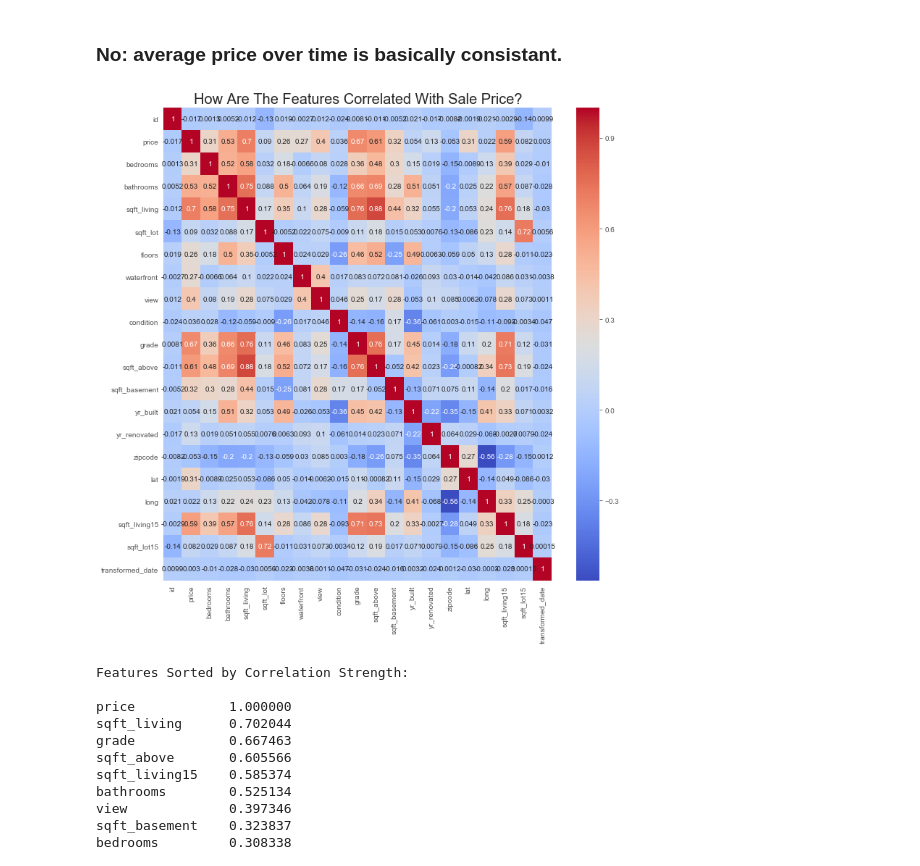
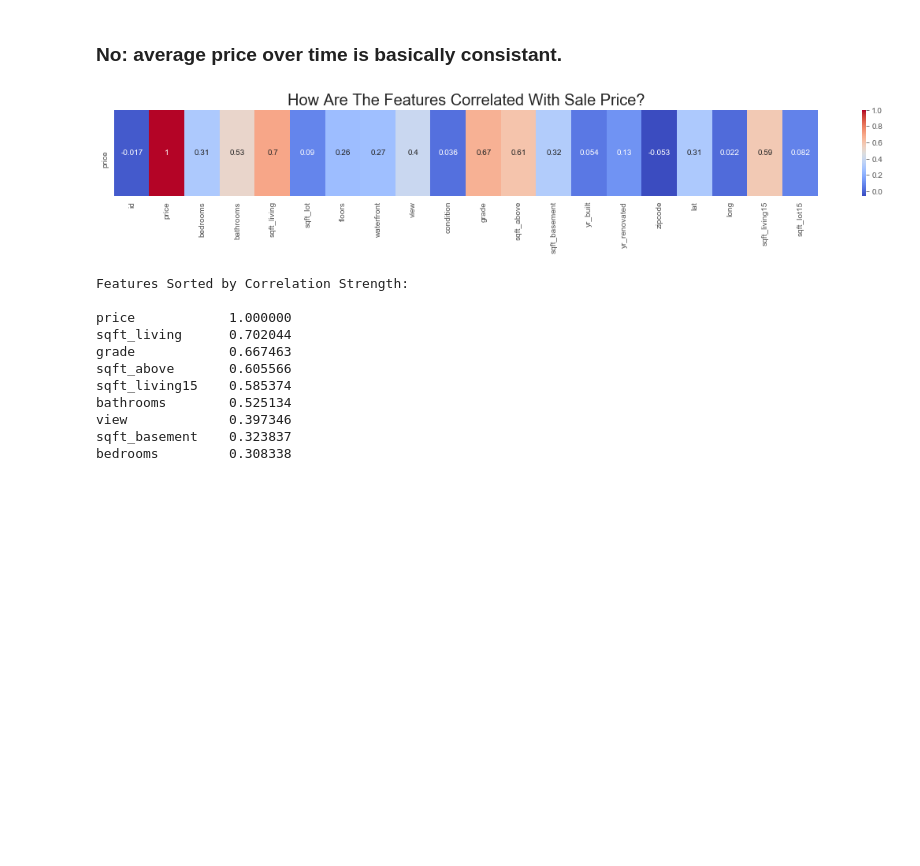
Before and after one commit to jeremymiller00/housing_prices, a Jupyter notebook: notebooks/report.ipynb, the cells around one changed output. Drawn from its saved outputs; the diff is of its cells as text; code cells hidden in the pictures; blank space fills up the shorter version.

```diff
--- a/notebooks/report.ipynb
+++ b/notebooks/report.ipynb
@@ -77,14 +101,14 @@ av_price_vs_date(housing_df)
 # %%
 def target_corr_heatmap(df):
     # plots correlation coefficients for features against target in heatmap
-    plt.figure(figsize=(12,12))
-    sns.heatmap(housing_df.corr(), annot=True, cmap='coolwarm')
+    plt.figure(figsize=(20,2))
+    sns.heatmap(housing_df.corr().iloc[1:2], annot=True, cmap='coolwarm')
     plt.title("How Are The Features Correlated With Sale Price?", fontsize=20)
     plt.show()
 
 target_corr_heatmap(housing_df)
 # %% [output]
-[figure, old version]
+[figure, new version]
 # %%
 sorted_corrs = abs(housing_df.corr().loc['price']).sort_values(ascending=False)
 print("Features Sorted by Correlation Strength:\n\n{}".format(sorted_corrs))
```
Also changed, not shown: parts of 5 cells of this notebook, 1 other file.
